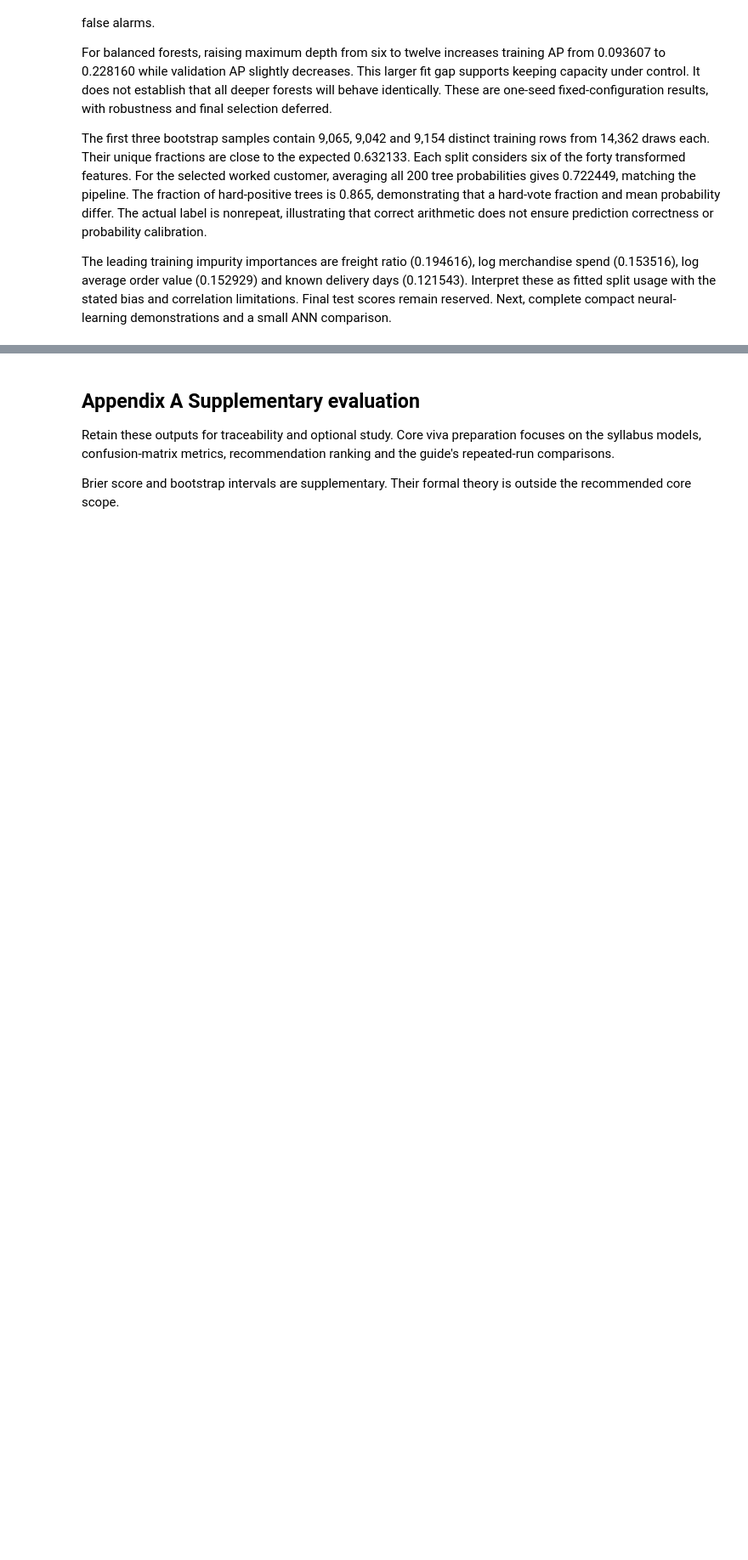
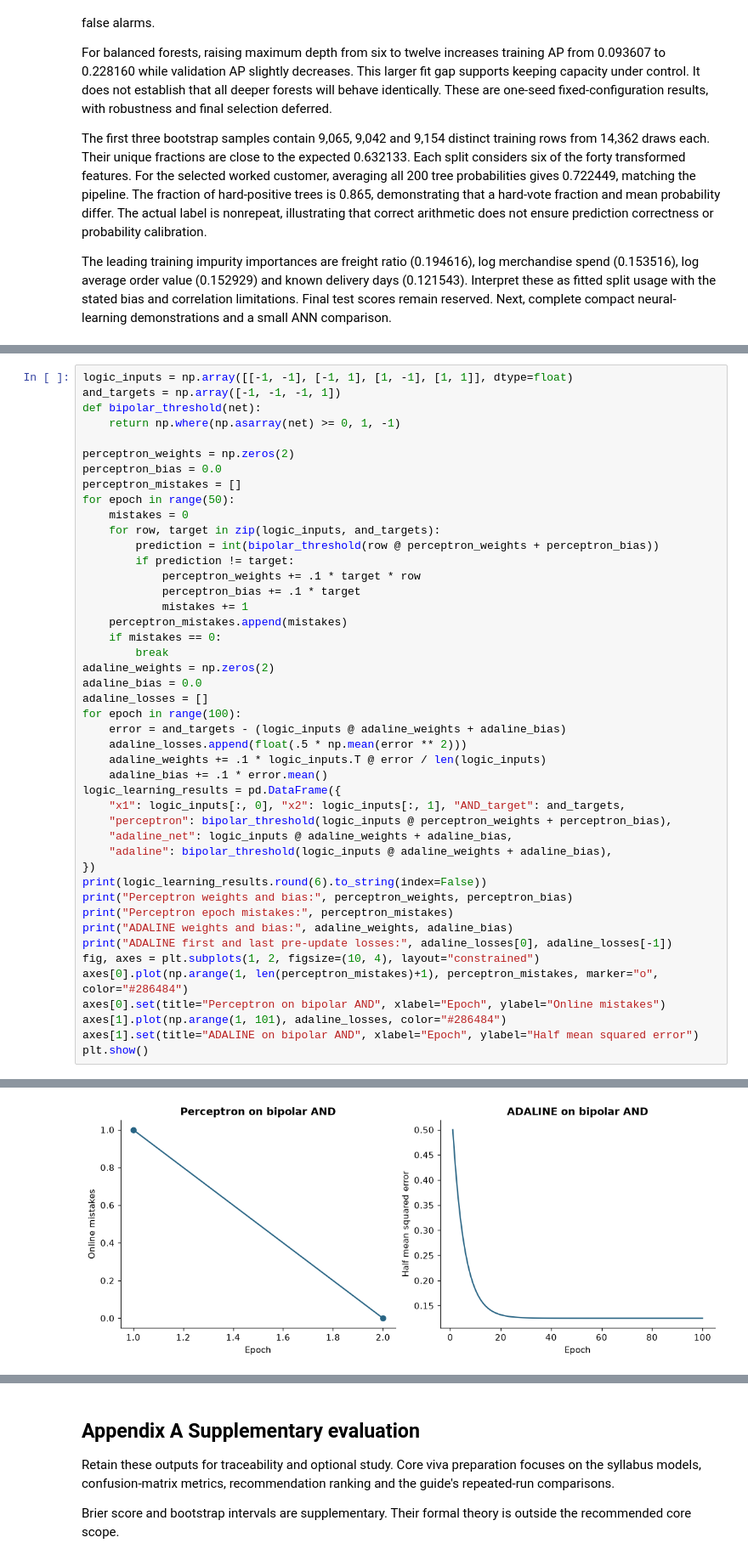
Before and after one commit to oyelurker/cse303-ml-AP24110010128-olist-recommender, a Jupyter notebook: olist_pipeline.ipynb, the cells around one changed output, grey strips where cells are left out. Shown at 85% size. Cells and saved outputs as stored; diff of their text form; blank space fills up the shorter version.

Commit message:
add neural learning demos and small ANN comparison

```diff
--- a/olist_pipeline.ipynb
+++ b/olist_pipeline.ipynb
@@ -3853,0 +3866,46 @@ The leading training impurity importances are freight ratio (0.194616), log merc
+# %%
+logic_inputs = np.array([[-1, -1], [-1, 1], [1, -1], [1, 1]], dtype=float)
+and_targets = np.array([-1, -1, -1, 1])
+def bipolar_threshold(net):
+    return np.where(np.asarray(net) >= 0, 1, -1)
+
+perceptron_weights = np.zeros(2)
+perceptron_bias = 0.0
+perceptron_mistakes = []
+for epoch in range(50):
+    mistakes = 0
+    for row, target in zip(logic_inputs, and_targets):
+        prediction = int(bipolar_threshold(row @ perceptron_weights + perceptron_bias))
+        if prediction != target:
+            perceptron_weights += .1 * target * row
+            perceptron_bias += .1 * target
+            mistakes += 1
+    perceptron_mistakes.append(mistakes)
+    if mistakes == 0:
+        break
+adaline_weights = np.zeros(2)
+adaline_bias = 0.0
+adaline_losses = []
+for epoch in range(100):
+    error = and_targets - (logic_inputs @ adaline_weights + adaline_bias)
+    adaline_losses.append(float(.5 * np.mean(error ** 2)))
+    adaline_weights += .1 * logic_inputs.T @ error / len(logic_inputs)
+    adaline_bias += .1 * error.mean()
+logic_learning_results = pd.DataFrame({
+    "x1": logic_inputs[:, 0], "x2": logic_inputs[:, 1], "AND_target": and_targets,
+    "perceptron": bipolar_threshold(logic_inputs @ perceptron_weights + perceptron_bias),
+    "adaline_net": logic_inputs @ adaline_weights + adaline_bias,
+    "adaline": bipolar_threshold(logic_inputs @ adaline_weights + adaline_bias),
+})
+print(logic_learning_results.round(6).to_string(index=False))
+print("Perceptron weights and bias:", perceptron_weights, perceptron_bias)
+print("Perceptron epoch mistakes:", perceptron_mistakes)
+print("ADALINE weights and bias:", adaline_weights, adaline_bias)
+print("ADALINE first and last pre-update losses:", adaline_losses[0], adaline_losses[-1])
+fig, axes = plt.subplots(1, 2, figsize=(10, 4), layout="constrained")
+axes[0].plot(np.arange(1, len(perceptron_mistakes)+1), perceptron_mistakes, marker="o", color="#286484")
+axes[0].set(title="Perceptron on bipolar AND", xlabel="Epoch", ylabel="Online mistakes")
+axes[1].plot(np.arange(1, 101), adaline_losses, color="#286484")
+axes[1].set(title="ADALINE on bipolar AND", xlabel="Epoch", ylabel="Half mean squared error")
+plt.show()
+# %% [output]
@@ -3853,0 +3921 @@ The leading training impurity importances are freight ratio (0.194616), log merc
+[figure, added]
```
Also changed, not shown: parts of 14 cells of this notebook, 3 other files.
